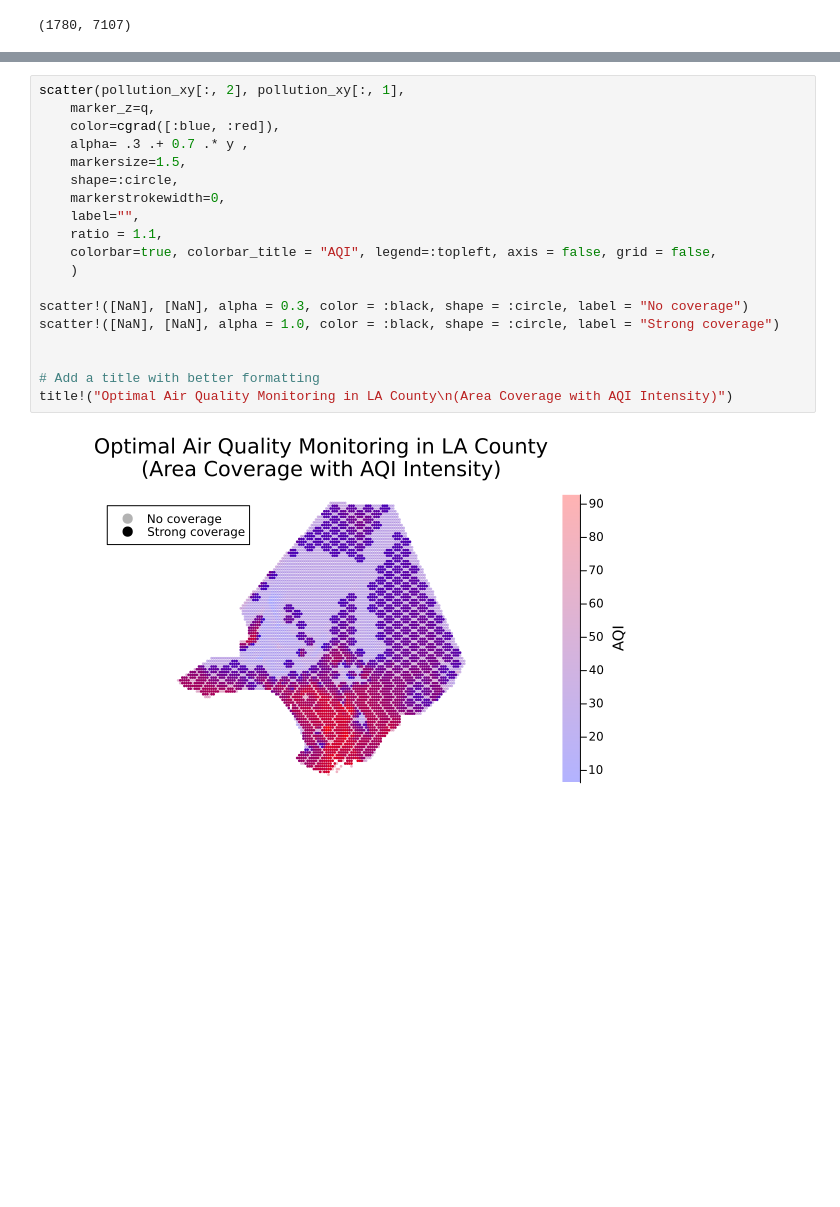
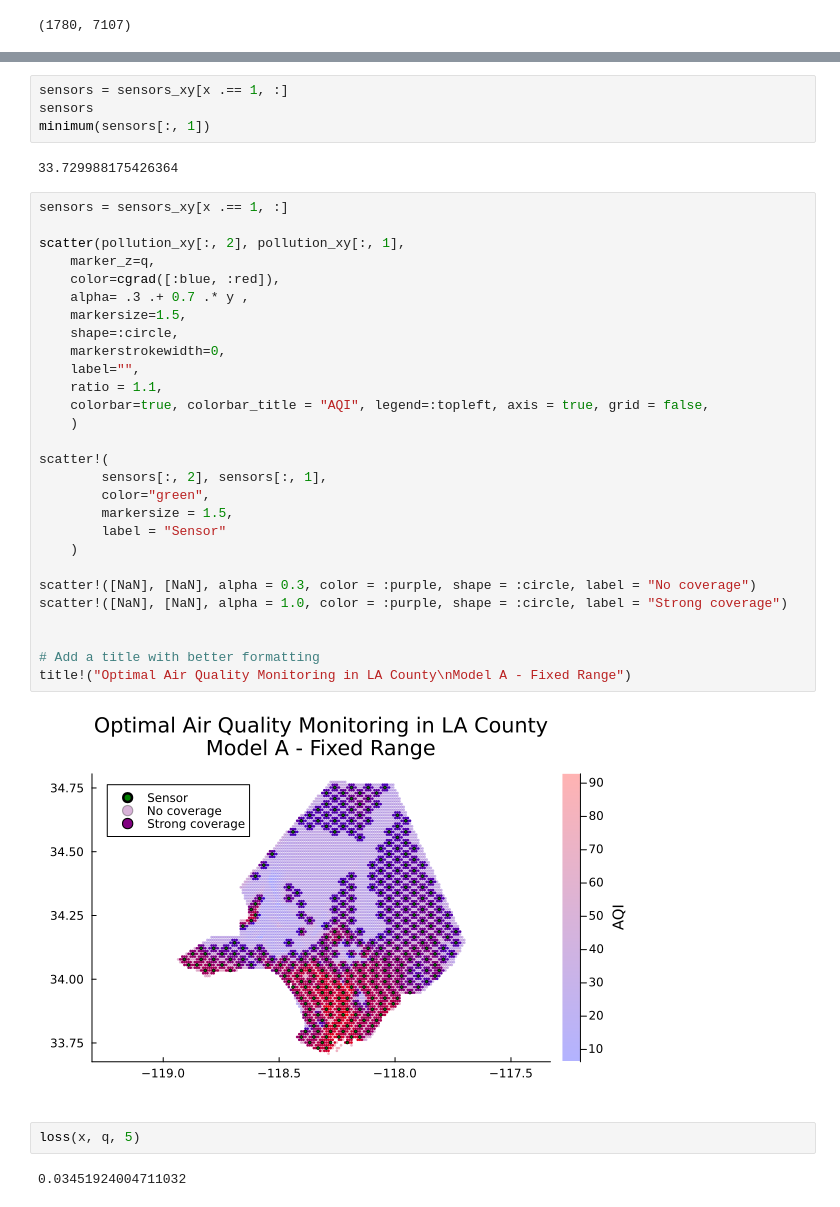
Before and after one commit to bhargavilanka/Air-Aware, a Jupyter notebook: Model_1a.ipynb, the cells around one changed output, grey strips where cells are left out. Drawn from its saved outputs; the diff is of its cells as text; blank space fills up the shorter version.

Commit message:
Updating all models

```diff
--- a/Model_1a.ipynb
+++ b/Model_1a.ipynb
@@ -78,21 +100,40 @@ User-callback calls 3343, time in user-callback 0.00 sec
+# %%
+sensors = sensors_xy[x .== 1, :]
+sensors
+minimum(sensors[:, 1])
+# %% [output]
+33.729988175426364
 # %%
+sensors = sensors_xy[x .== 1, :]
+
 scatter(pollution_xy[:, 2], pollution_xy[:, 1],
     marker_z=q,
     color=cgrad([:blue, :red]),
     alpha= .3 .+ 0.7 .* y ,
     markersize=1.5,
     shape=:circle,
     markerstrokewidth=0,
     label="",
     ratio = 1.1,
-    colorbar=true, colorbar_title = "AQI", legend=:topleft, axis = false, grid = false,
+    colorbar=true, colorbar_title = "AQI", legend=:topleft, axis = true, grid = false,
     )
 
-scatter!([NaN], [NaN], alpha = 0.3, color = :black, shape = :circle, label = "No coverage")
-scatter!([NaN], [NaN], alpha = 1.0, color = :black, shape = :circle, label = "Strong coverage")
+scatter!(
+        sensors[:, 2], sensors[:, 1],
+        color="green",
+        markersize = 1.5,
+        label = "Sensor"
+    )
+
+scatter!([NaN], [NaN], alpha = 0.3, color = :purple, shape = :circle, label = "No coverage")
+scatter!([NaN], [NaN], alpha = 1.0, color = :purple, shape = :circle, label = "Strong coverage")
 
 
 # Add a title with better formatting
-title!("Optimal Air Quality Monitoring in LA County\n(Area Coverage with AQI Intensity)")
+title!("Optimal Air Quality Monitoring in LA County\nModel A - Fixed Range")
 # %% [output]
-[figure, old version]
+[figure, new version]
+# %%
+loss(x, q, 5)
+# %% [output]
+0.03451924004711032
```
Also changed, not shown: parts of 3 cells of this notebook, 3 other files.
